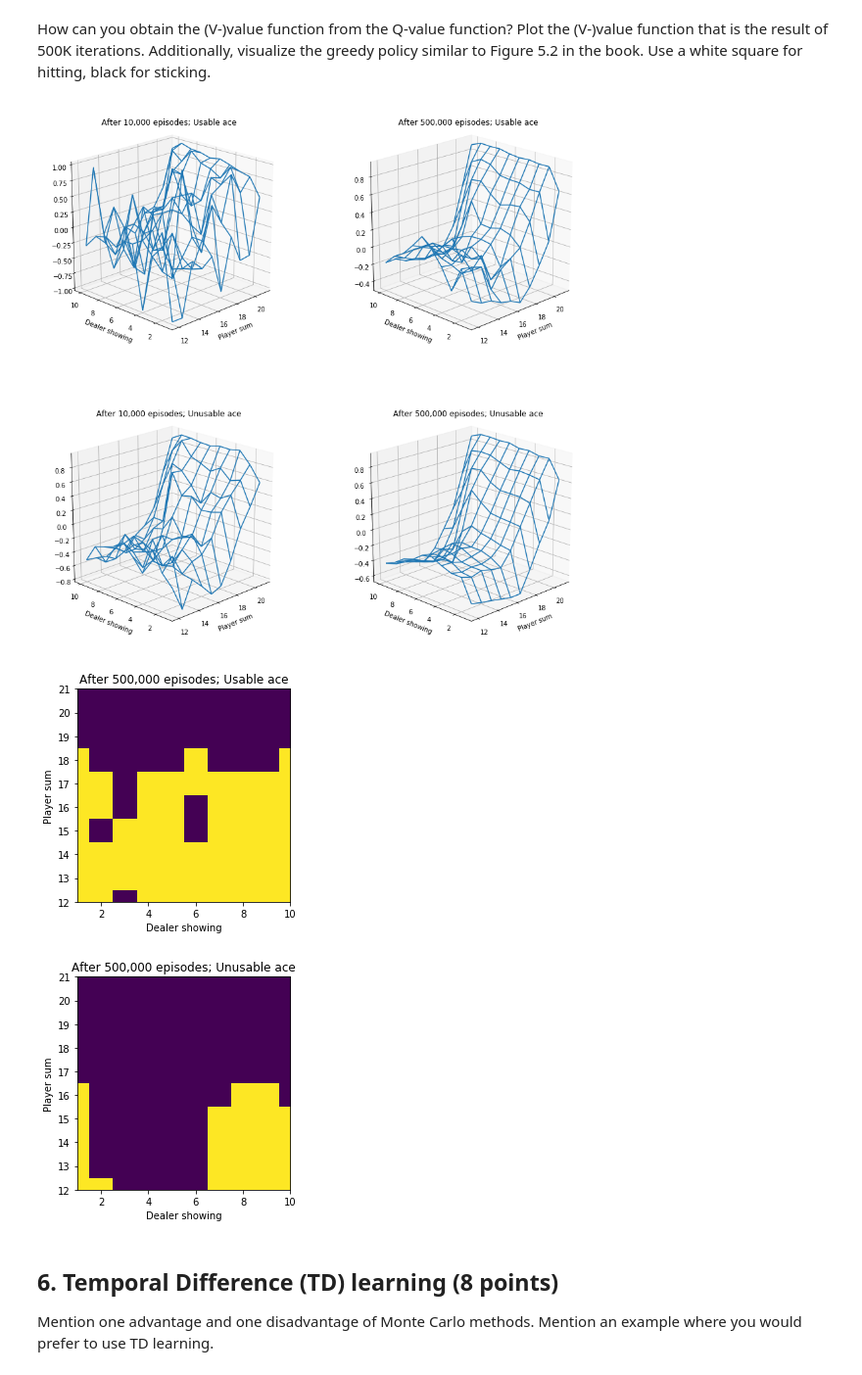
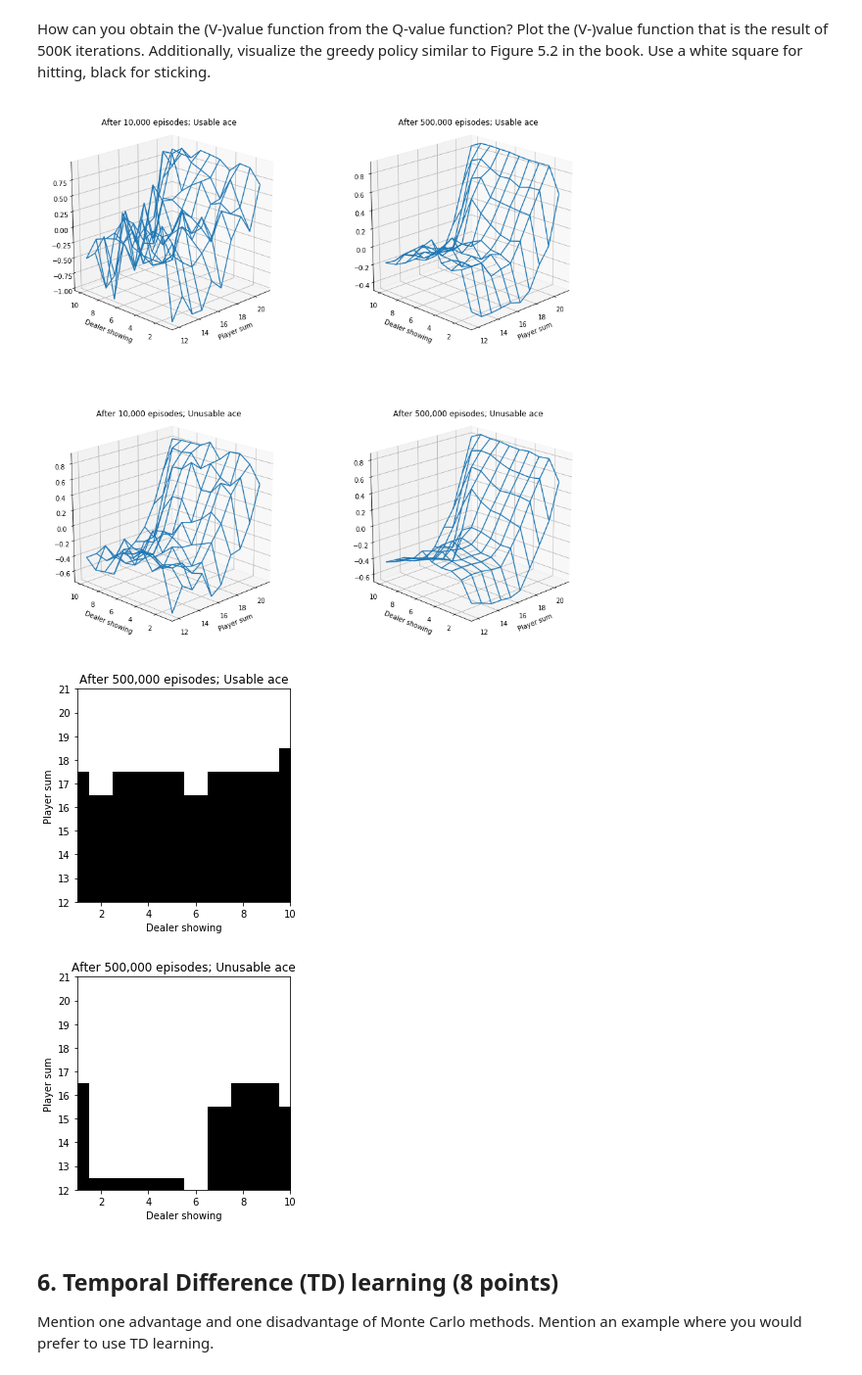
Before and after one commit to askliar/reinforcement-learning, a Jupyter notebook: labs/lab1/lab1.ipynb, the cells around one changed output. Shown at 98% size. Saved outputs shown, nothing was run; the diff lists cells and outputs as text; code cells hidden in the pictures.

```diff
--- a/labs/lab1/lab1.ipynb
+++ b/labs/lab1/lab1.ipynb
@@ -438,8 +443,8 @@ unusable_ace_500k = defaultdict(list)
 
 for i in itertools.product(range(12, 22),range(1, 11), [True, False]):
     x, y, usable_ace = i
-    z_10k = V_10k.get(i)
-    z_500k = V_500k.get(i)
+    z_10k = V_10k[i]
+    z_500k = V_500k[i]
 
     if z_10k is not None:
         usable_ace_10k["x"].append(x) if usable_ace else unusable_ace_10k["x"].append(x)
@@ -560,7 +565,7 @@ def mc_control_epsilon_greedy(env, num_episodes, discount_factor=1.0, epsilon=0.
 
     # The policy we're following
     policy = make_epsilon_greedy_policy(Q, epsilon, env.action_space.n)
-
+    old_policy = copy.deepcopy(policy)
     # YOUR CODE HERE
     for i in tqdm(range(num_episodes)):
         rewards = []
@@ -586,12 +591,12 @@ def mc_control_epsilon_greedy(env, num_episodes, discount_factor=1.0, epsilon=0.
         for t in range(timesteps, -1, -1):
             reward, state, action = rewards[t], states[t], actions[t]
 
-            already_in_history = np.any([ (a == action and state == s)
-                          for (s, a) in zip(states[:(t-1)], actions[:(t-1)])]) \
-                          if t > 0 else False
-            if already_in_history:
-                print('continue at ', t)
-                continue
+#             already_in_history = np.any([ (a == action and state == s)
+#                           for (s, a) in zip(states[:(t-1)], actions[:(t-1)])]) \
+#                           if t > 0 else False
+#             if already_in_history:
+#                 print('continue at ', t)
+#                 continue
             G = discount_factor * G + reward
             returns_sum[state][action] += G
             returns_count[state][action] += 1
@@ -617,7 +622,8 @@ from mpl_toolkits.mplot3d import axes3d
 def value_from_Q(Q, policy, n_actions):
     V = defaultdict(float)
     for state in Q:
-        V[state] = np.max(Q[state])
+        q_list = [Q[state][action] * policy(state)[action]  for action in range(n_actions)]
+        V[state] = sum(q_list)
     return V
 
 V_10k = value_from_Q(Q_10k, policy_10k, env.action_space.n)
@@ -631,8 +637,8 @@ unusable_ace_500k = defaultdict(list)
 
 for i in itertools.product(range(12, 22),range(1, 11), [True, False]):
     x, y, usable_ace = i
-    z_10k = V_10k.get(i)
-    z_500k = V_500k.get(i)
+    z_10k = V_10k[i]
+    z_500k = V_500k[i]
 
     if z_10k is not None:
         usable_ace_10k["x"].append(x) if usable_ace else unusable_ace_10k["x"].append(x)
@@ -692,34 +698,34 @@ ax4.view_init(elev=20., azim=225)
 
 plt.show()
 # %% [output]
-[figure, old version]
+[figure, new version]
 # %%
-## usable_mat = np.zeros((22, 11), dtype=int)
+usable_mat = np.zeros((22, 11), dtype=int)
 non_usable_mat = np.zeros((22, 11), dtype=int)
 
 for state in V_500k.keys():
     player, dealer, usable = state
     mat = usable_mat if usable else non_usable_mat
     mat[player, dealer] = np.argmax(policy(state))
 
-plt.imshow(usable_mat)
+plt.imshow(usable_mat, cmap='Greys')
 plt.title('After 500,000 episodes; Usable ace')
 plt.ylabel('Player sum')
 plt.ylim((12, 21))
 plt.xlabel('Dealer showing')
 plt.xlim((1, 10))
 plt.show()
 
-plt.imshow(non_usable_mat)
+plt.imshow(non_usable_mat, cmap='Greys')
 plt.title('After 500,000 episodes; Unusable ace')
 plt.ylabel('Player sum')
 plt.ylim((12, 21))
 plt.xlabel('Dealer showing')
 plt.xlim((1, 10))
 plt.show()
 # %% [output]
-[figure, old version]
+[figure, new version]
-[figure, old version]
+[figure, new version]
 # %% [markdown]
 ## 6. Temporal Difference (TD) learning (8 points)
 Mention one advantage and one disadvantage of Monte Carlo methods. Mention an example where you would prefer to use TD learning.
```
Also changed, not shown: parts of 15 cells of this notebook.
